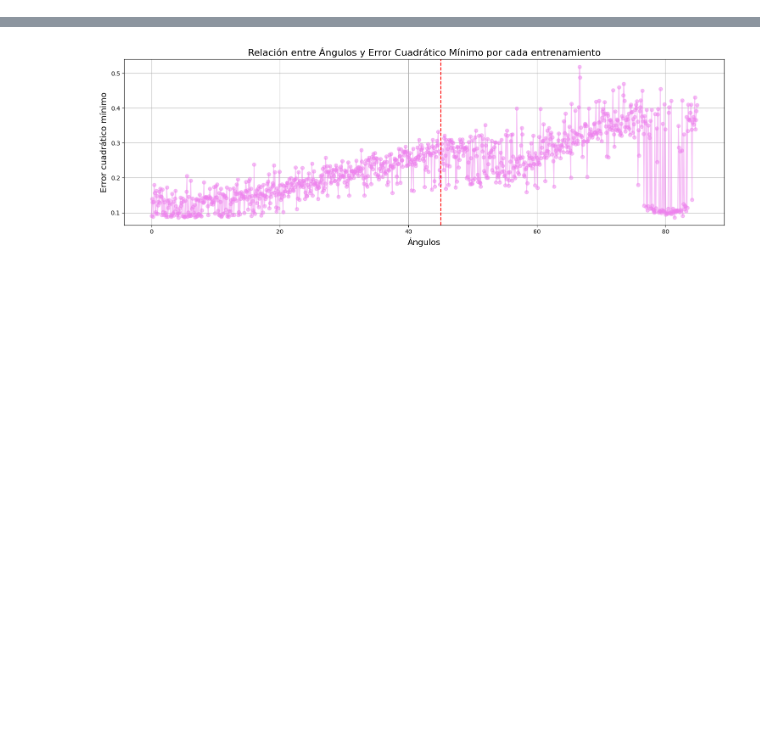
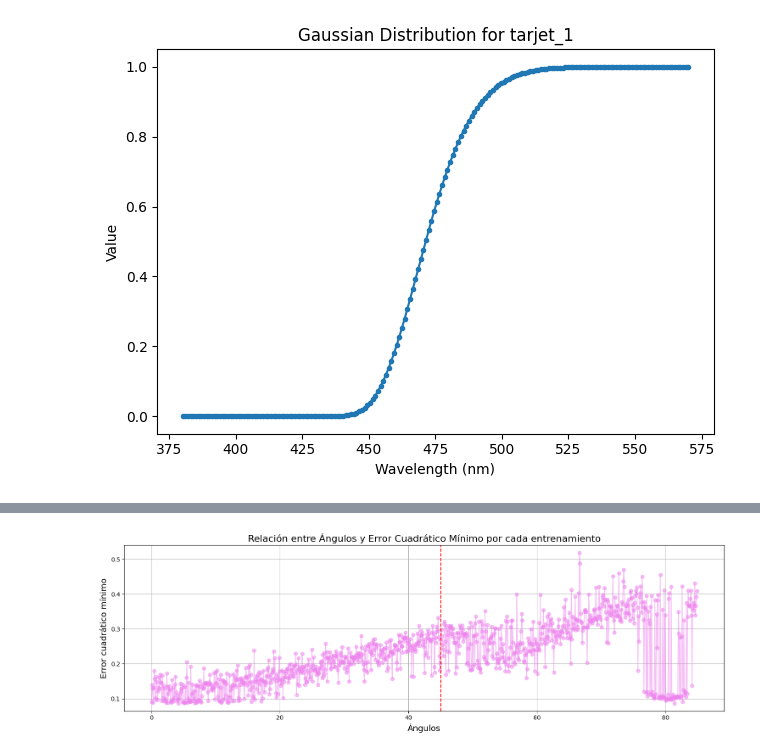
Before and after one commit to roldannahuelalejadro/MultiGlonet_thin_film, a Jupyter notebook: Only Reflexion Multiglonet/MultiGlonet.ipynb, the cells around one changed output, grey strips where cells are left out. Drawn from its saved outputs; the diff is of its cells as text; code cells hidden in the pictures; blank space fills up the shorter version.

```diff
--- a/Only Reflexion Multiglonet/MultiGlonet.ipynb
+++ b/Only Reflexion Multiglonet/MultiGlonet.ipynb
@@ -127,0 +117,24 @@ plt.show()
+# %%
+# Definir la función gaussiana
+def gaussian(x, mean, sigma):
+    return np.exp(- (x - mean) ** 6 / (2 * sigma ** 2))
+
+# Parámetros de la distribución gaussiana
+
+
+mean = 2 * math.pi / 560 * 1000
+sigma = 8
+tarjet_2_gaussian = gaussian(physicsparams.k_2, mean, sigma)
+tarjet.tarjets["tarjet_2"].view(-1)[:] = tarjet_2_gaussian
+
+# Asignar los valores modificados al objeto `tarjet_1`
+
+# Visualizar el resultado
+plt.plot(2 * math.pi / physicsparams.k_2 * 1000, tarjet_2_gaussian, ".-")
+plt.title('Gaussian Distribution for tarjet_1')
+
+plt.xlabel('Wavelength (nm)')
+plt.ylabel('Value')
+plt.show()
+# %% [output]
+[figure, added]
```
Also changed, not shown: parts of 5 cells of this notebook, 5 other files.
